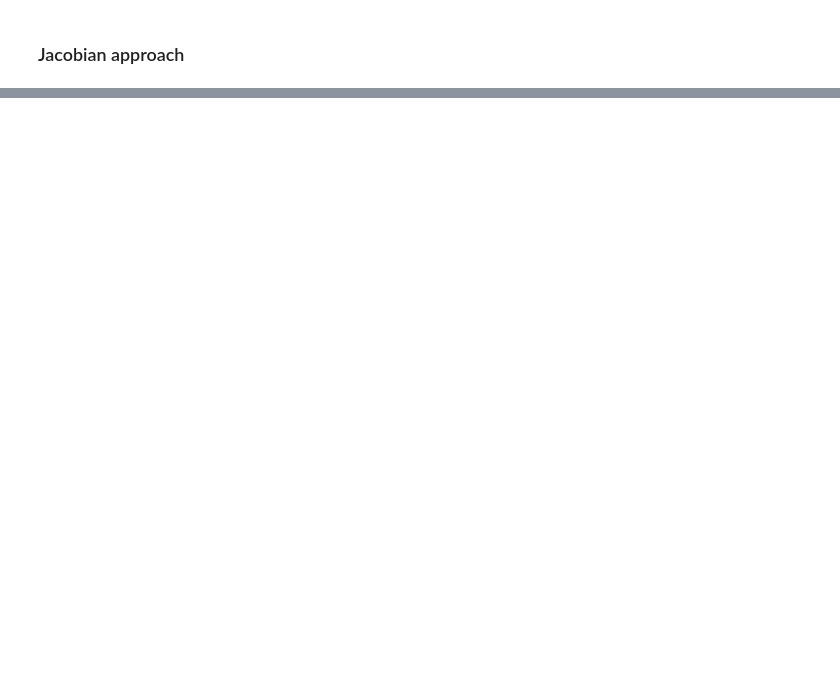
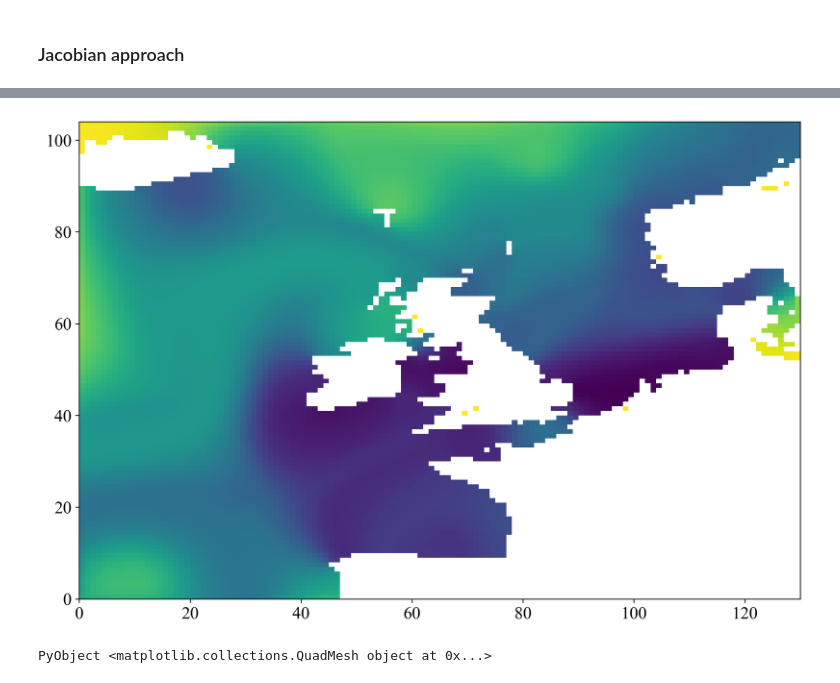
Before and after one commit to EMODnet/EMODnet-Biology-Interpolation-Calanus, a Jupyter notebook: analysis/interp_Calanus_multivariate.ipynb, the cells around one changed output, grey strips where cells are left out. Saved outputs shown, nothing was run; the diff lists cells and outputs as text; code cells hidden in the pictures; blank space fills up the shorter version.

```diff
--- a/analysis/interp_Calanus_multivariate.ipynb
+++ b/analysis/interp_Calanus_multivariate.ipynb
@@ -383,0 +614,5 @@ figdir
+# %%
+plt.pcolormesh(emapm1[:,:,1]')
+# %% [output]
+[figure, added]
+PyObject <matplotlib.collections.QuadMesh object at 0x...>
```
Also changed, not shown: parts of 27 cells of this notebook, 1 other file.
